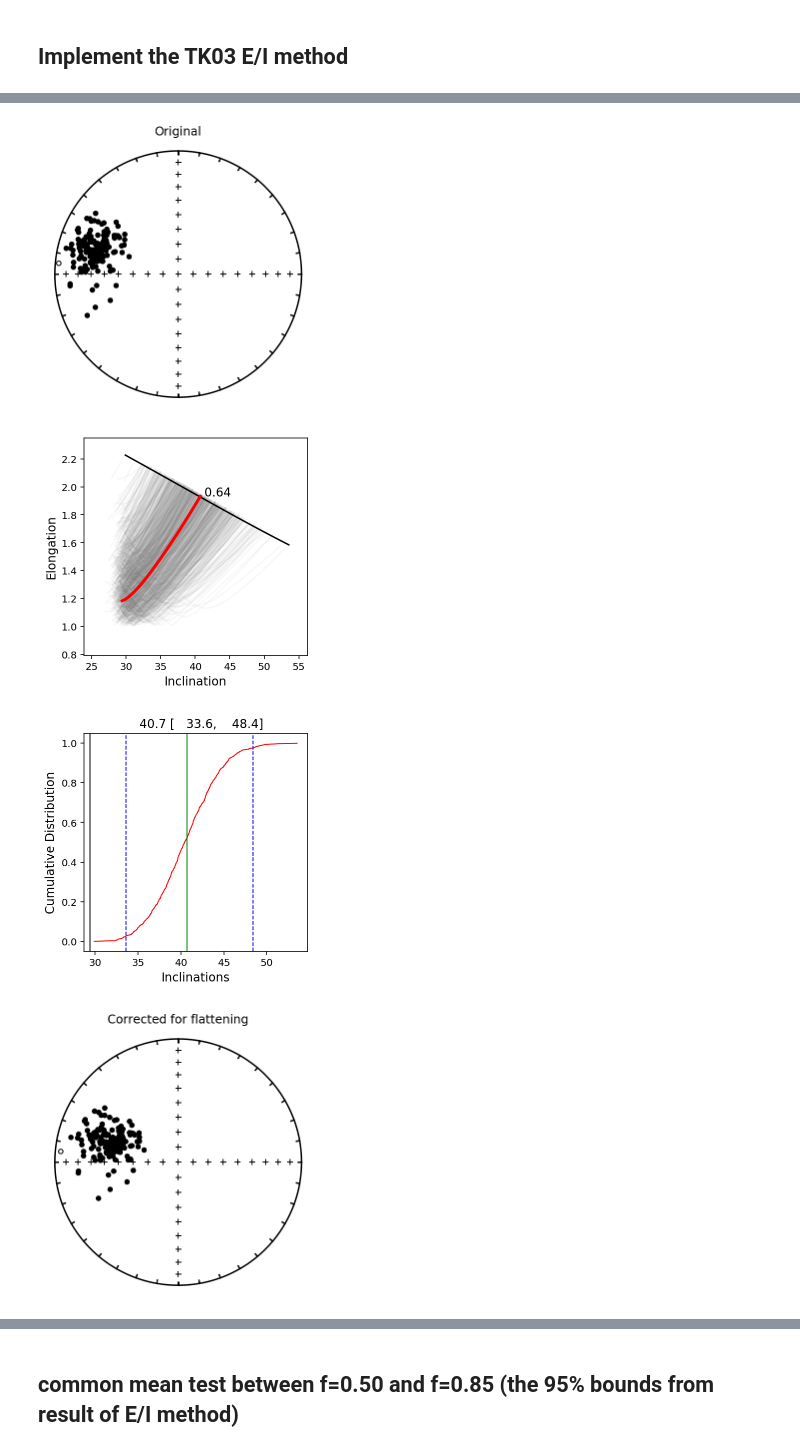
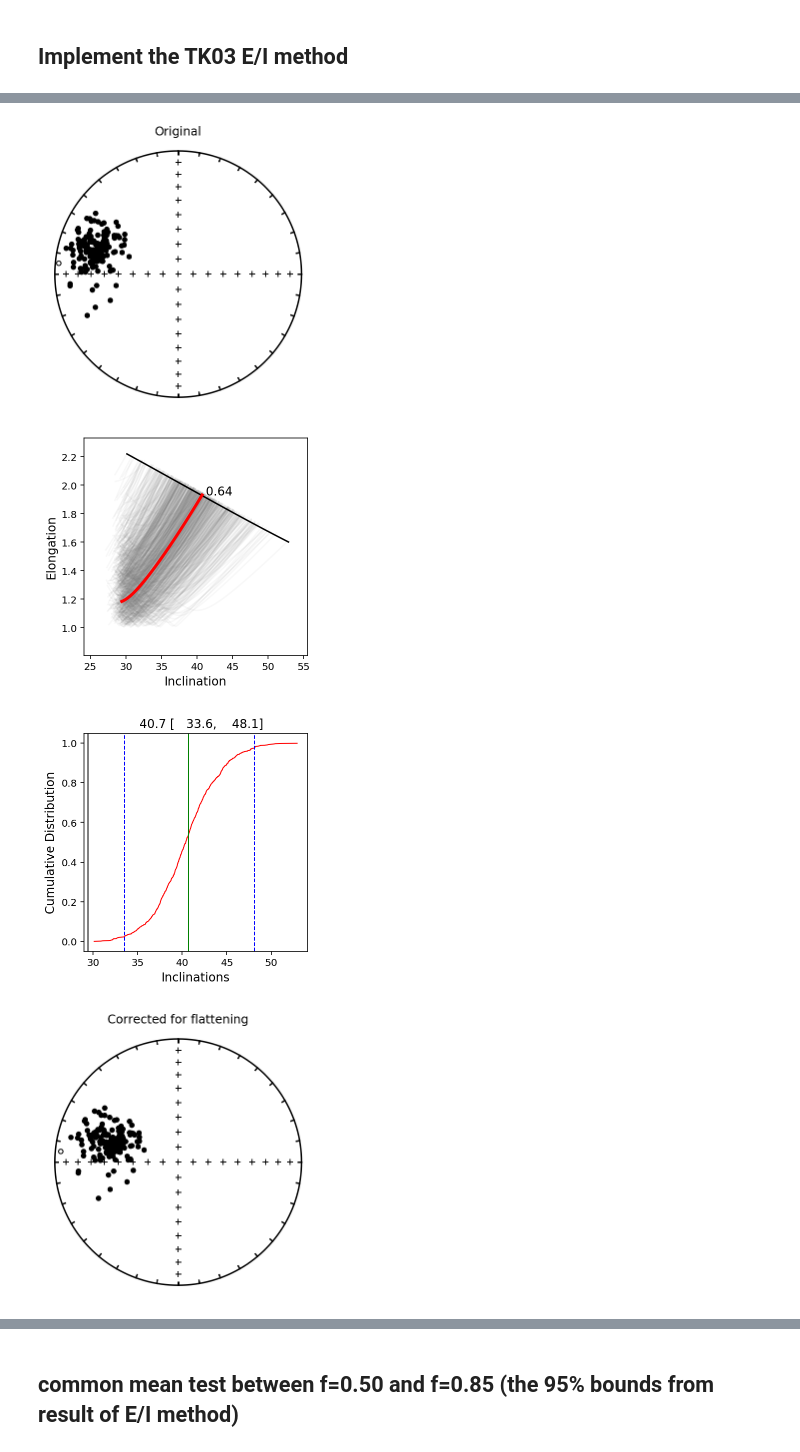
Before and after one commit to Swanson-Hysell-Group/Inclination_Shallowing, a Jupyter notebook: code/Notebooks/Cutface_pmag.ipynb, the cells around one changed output, grey strips where cells are left out. Cells and saved outputs as stored; diff of their text form; code cells hidden in the pictures.

```diff
--- a/code/Notebooks/Cutface_pmag.ipynb
+++ b/code/Notebooks/Cutface_pmag.ipynb
@@ -504,7 +504,7 @@ plt.show()
 # %%
 ht_tc_di_block = ipmag.make_di_block(specimens_ht_tc['dir_dec'].tolist(),specimens_ht_tc['dir_inc'].tolist())
 # %%
-EI_incs, EI_elongs, EI_fs = ipmag.find_ei(np.array(ht_tc_di_block),save=0,save_folder='./../code_output',return_values=True, fmt='png')
+ht_tc_ei_corrected, EI_incs, EI_elongs, EI_fs = bmipmag.find_ei(np.array(ht_tc_di_block),save=0, return_new_dirs=1, save_folder='./../code_output',return_values=True, fmt='png')
 # %% [output]
 Bootstrapping.... be patient
 
@@ -518,6 +518,6 @@ with bootstrapped confidence bounds of: 0.85 to 0.5
 [figure]
-[figure, old version]
+[figure, new version]
-[figure, old version]
+[figure, new version]
 [figure]
 # %%
 np.round(np.percentile(EI_fs, [2.5, 97.5]), 2)
```
Also changed, not shown: parts of 24 cells of this notebook, 11 other files.
